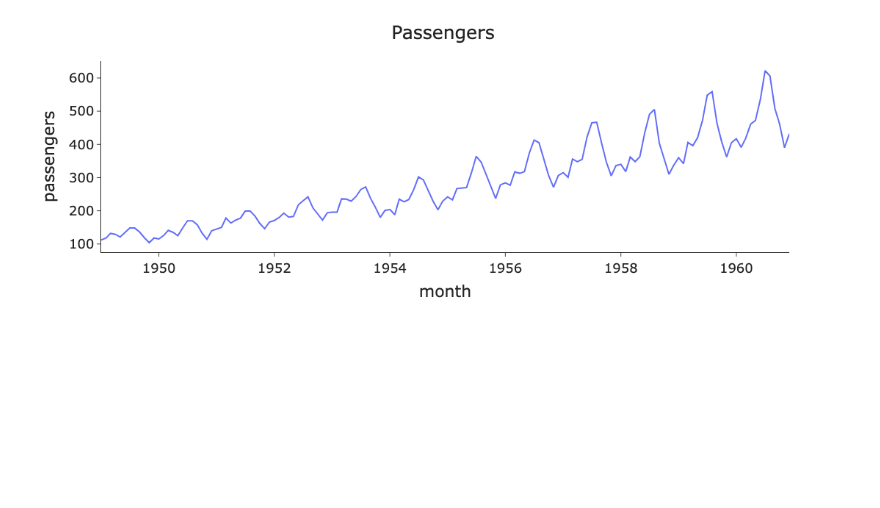
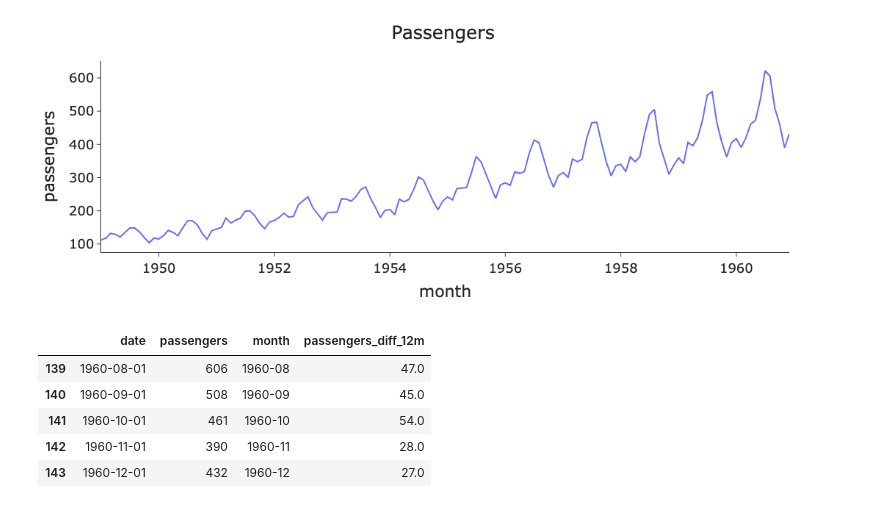
Before and after one commit to jaivrat/time-series, a Jupyter notebook: t-series-python/04-seasonality.ipynb, the cells around one changed output. Drawn from its saved outputs; the diff is of its cells as text; code cells hidden in the pictures; blank space fills up the shorter version.

```diff
--- a/t-series-python/04-seasonality.ipynb
+++ b/t-series-python/04-seasonality.ipynb
@@ -29,0 +33,9 @@ utils.plotting("Passengers", data, x="month", y="passengers", x_label="month", y
+# %%
+data.tail()
+# %% [output]
+|  | date | passengers | month | passengers_diff_12m |
+| 139 | 1960-08-01 | 606 | 1960-08 | 47.0 |
+| 140 | 1960-09-01 | 508 | 1960-09 | 45.0 |
+| 141 | 1960-10-01 | 461 | 1960-10 | 54.0 |
+| 142 | 1960-11-01 | 390 | 1960-11 | 28.0 |
+| 143 | 1960-12-01 | 432 | 1960-12 | 27.0 |
```
Also changed, not shown: parts of 3 cells of this notebook.
